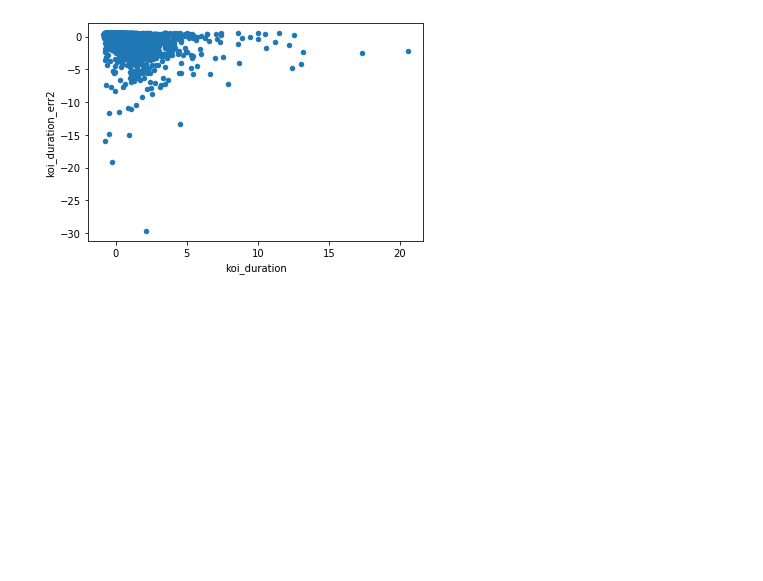
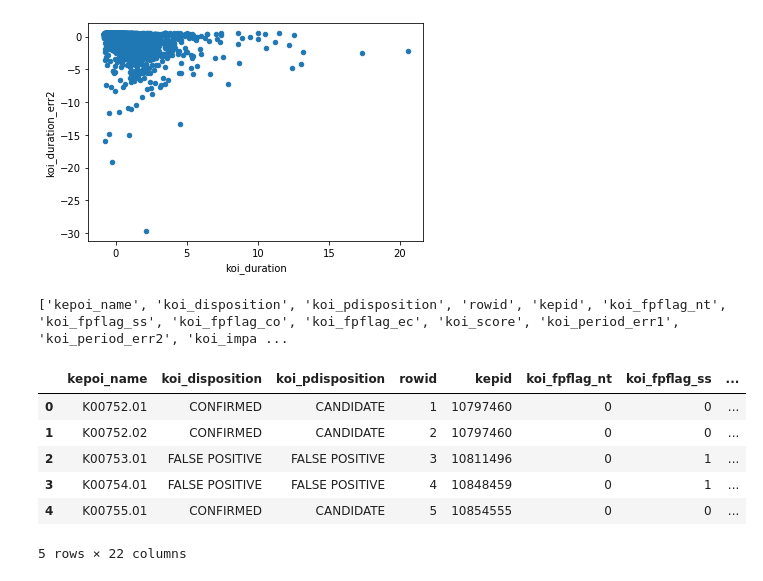
Before and after one commit to msflores10307/exoplanet-classifiers, a Jupyter notebook: FeaturesSelectionJamSesh.ipynb, the cells around one changed output. Drawn from its saved outputs; the diff is of its cells as text; code cells hidden in the pictures; blank space fills up the shorter version.

Commit message:
created processed file for model development.

```diff
--- a/FeaturesSelectionJamSesh.ipynb
+++ b/FeaturesSelectionJamSesh.ipynb
@@ -197,3 +179,22 @@ transform.plot.scatter(x='koi_duration', y = 'koi_duration_err2')
 # %% [output]
 <matplotlib.axes._subplots.AxesSubplot at 0x...>
 [figure]
+# %%
+selectedFeatures = ['koi_score', 'koi_period_err1', 'koi_period_err2', 'koi_impact', 'koi_impact_err1', 'koi_impact_err2', 'koi_duration', 'koi_duration_err1', 'koi_duration_err2', 'koi_depth', 'koi_prad', 'koi_insol', 'koi_model_snr']
+binaryList = []
+for row in binaryFields.iterrows():
+    binaryList.append(row[1]['Field'])
+
+fieldChoice = ['kepoi_name','koi_disposition','koi_pdisposition'] + binaryList+selectedFeatures
+print(fieldChoice)
+export_df = transform[fieldChoice]
+export_df.head()
+# %% [output]
+['kepoi_name', 'koi_disposition', 'koi_pdisposition', 'rowid', 'kepid', 'koi_fpflag_nt', 'koi_fpflag_ss', 'koi_fpflag_co', 'koi_fpflag_ec', 'koi_score', 'koi_period_err1', 'koi_period_err2', 'koi_impa ...
+|  | kepoi_name | koi_disposition | koi_pdisposition | rowid | kepid | koi_fpflag_nt | koi_fpflag_ss | ... |
+| 0 | K00752.01 | CONFIRMED | CANDIDATE | 1 | 10797460 | 0 | 0 | ... |
+| 1 | K00752.02 | CONFIRMED | CANDIDATE | 2 | 10797460 | 0 | 0 | ... |
+| 2 | K00753.01 | FALSE POSITIVE | FALSE POSITIVE | 3 | 10811496 | 0 | 1 | ... |
+| 3 | K00754.01 | FALSE POSITIVE | FALSE POSITIVE | 4 | 10848459 | 0 | 1 | ... |
+| 4 | K00755.01 | CONFIRMED | CANDIDATE | 5 | 10854555 | 0 | 0 | ... |
+5 rows × 22 columns
```
Also changed, not shown: parts of 2 cells of this notebook, 1 other file.
